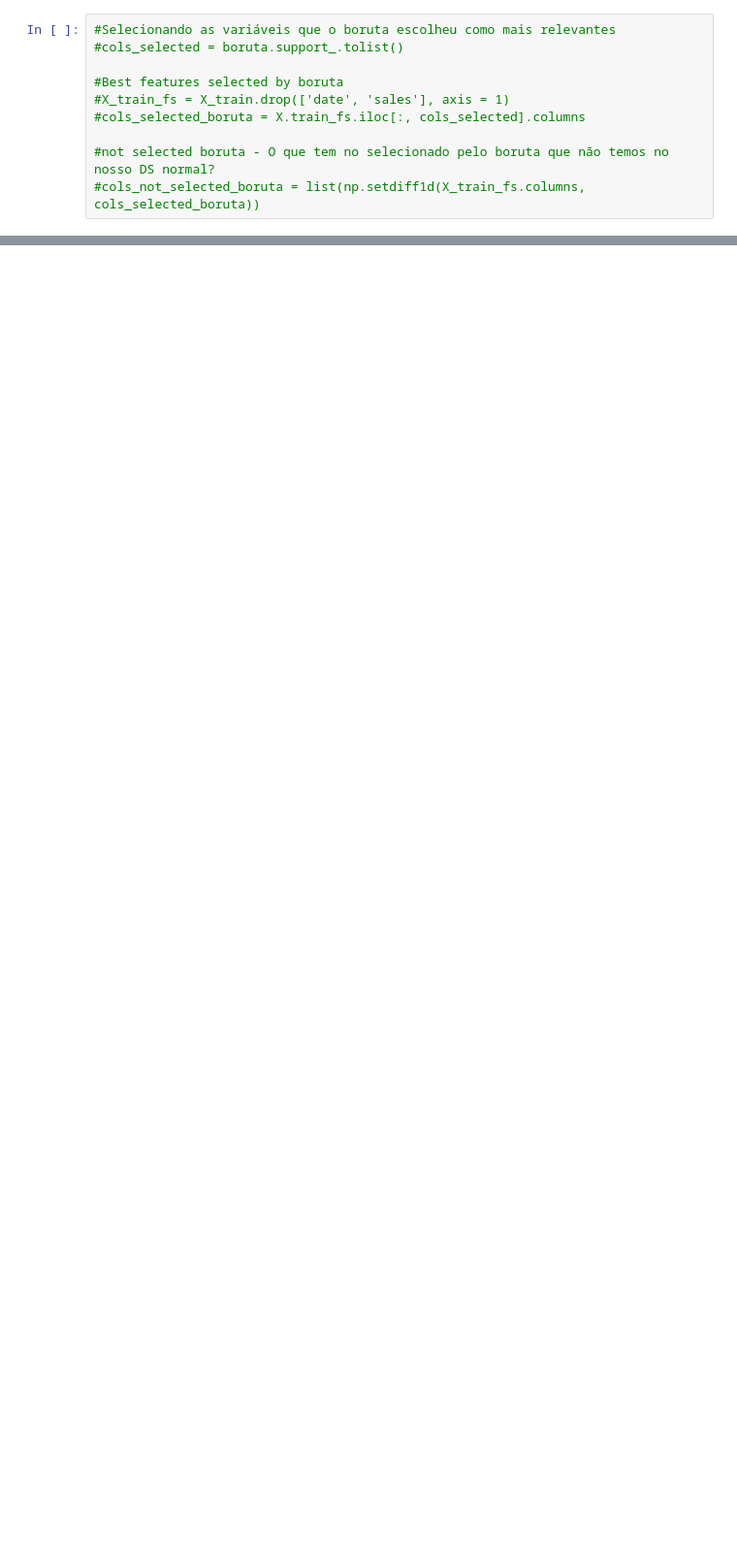
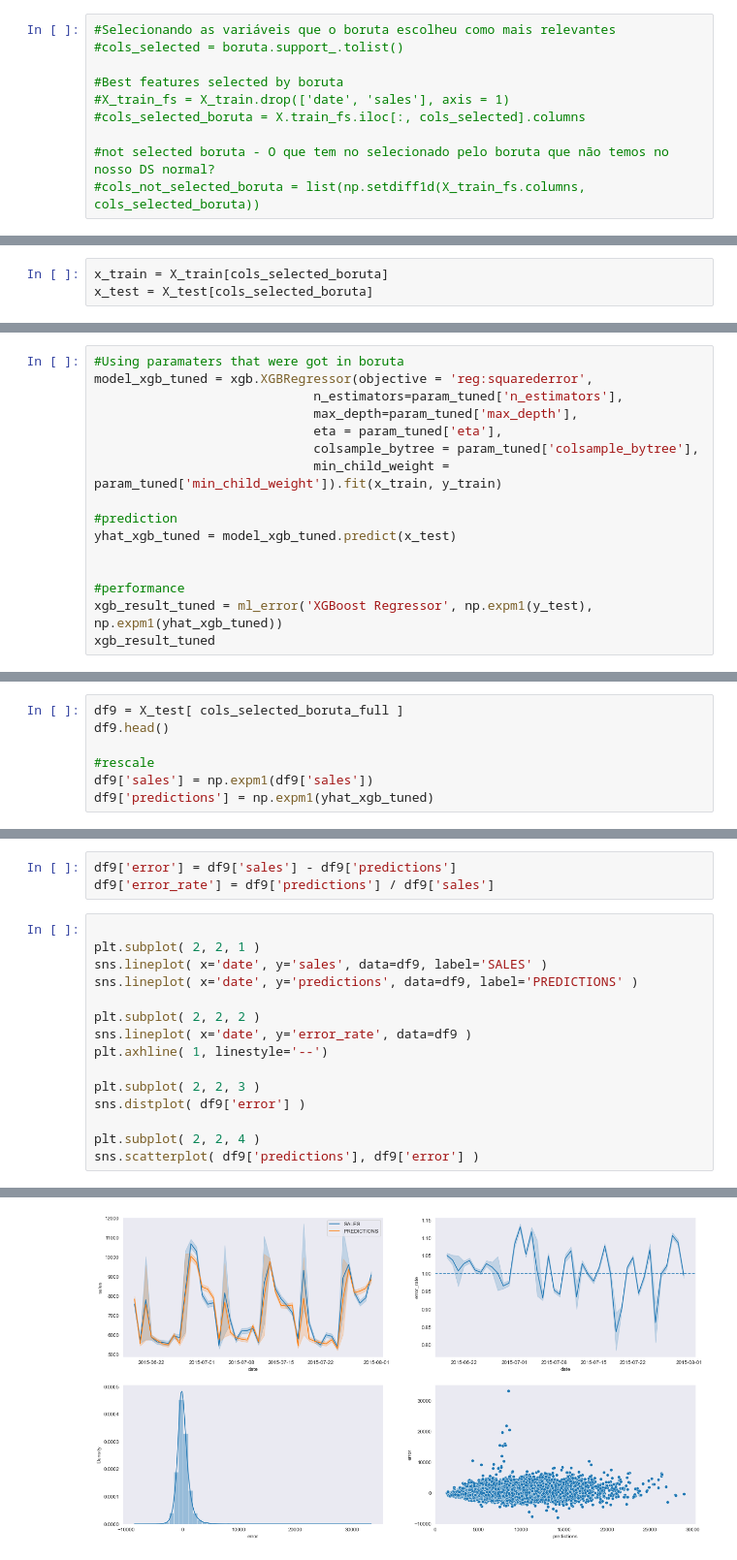
Before and after one commit to joaovictordesouzaduarte/Sales_Forecasting, a Jupyter notebook: Store_Sales_Prediction.ipynb, the cells around one changed output, grey strips where cells are left out. Shown at 97% size. Saved outputs shown, nothing was run; the diff lists cells and outputs as text; blank space fills up the shorter version.

Commit message:
Store Sales

```diff
--- a/Store_Sales_Prediction.ipynb
+++ b/Store_Sales_Prediction.ipynb
@@ -1031,0 +1074,3 @@ cols_selected_boruta
+# %%
+x_train = X_train[cols_selected_boruta]
+x_test = X_test[cols_selected_boruta]
@@ -1031,0 +1295,16 @@ cols_selected_boruta
+# %%
+#Using paramaters that were got in boruta
+model_xgb_tuned = xgb.XGBRegressor(objective = 'reg:squarederror',
+                             n_estimators=param_tuned['n_estimators'],
+                             max_depth=param_tuned['max_depth'],
+                             eta = param_tuned['eta'],
+                             colsample_bytree = param_tuned['colsample_bytree'],
+                             min_child_weight = param_tuned['min_child_weight']).fit(x_train, y_train)
+
+#prediction
+yhat_xgb_tuned = model_xgb_tuned.predict(x_test)
+
+
+#performance
+xgb_result_tuned = ml_error('XGBoost Regressor', np.expm1(y_test), np.expm1(yhat_xgb_tuned))
+xgb_result_tuned
@@ -1031,0 +1316,7 @@ cols_selected_boruta
+# %%
+df9 = X_test[ cols_selected_boruta_full ]
+df9.head()
+
+#rescale
+df9['sales'] = np.expm1(df9['sales'])
+df9['predictions'] = np.expm1(yhat_xgb_tuned)
@@ -1031,0 +1385,19 @@ cols_selected_boruta
+# %%
+df9['error'] = df9['sales'] - df9['predictions']
+df9['error_rate'] = df9['predictions'] / df9['sales']
+# %%
+
+plt.subplot( 2, 2, 1 )
+sns.lineplot( x='date', y='sales', data=df9, label='SALES' )
+sns.lineplot( x='date', y='predictions', data=df9, label='PREDICTIONS' )
+
+plt.subplot( 2, 2, 2 )
+sns.lineplot( x='date', y='error_rate', data=df9 )
+plt.axhline( 1, linestyle='--')
+
+plt.subplot( 2, 2, 3 )
+sns.distplot( df9['error'] )
+
+plt.subplot( 2, 2, 4 )
+sns.scatterplot( df9['predictions'], df9['error'] )
+# %% [output]
@@ -1031,0 +1405 @@ cols_selected_boruta
+[figure, added]
```
Also changed, not shown: parts of 65 cells of this notebook.
